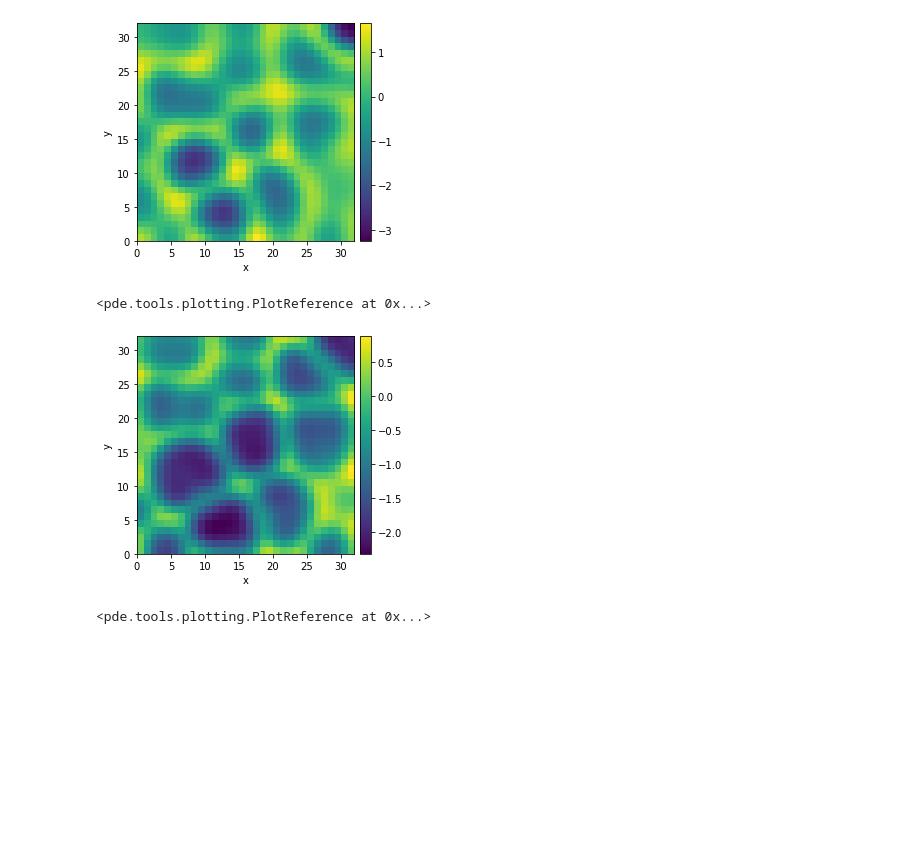
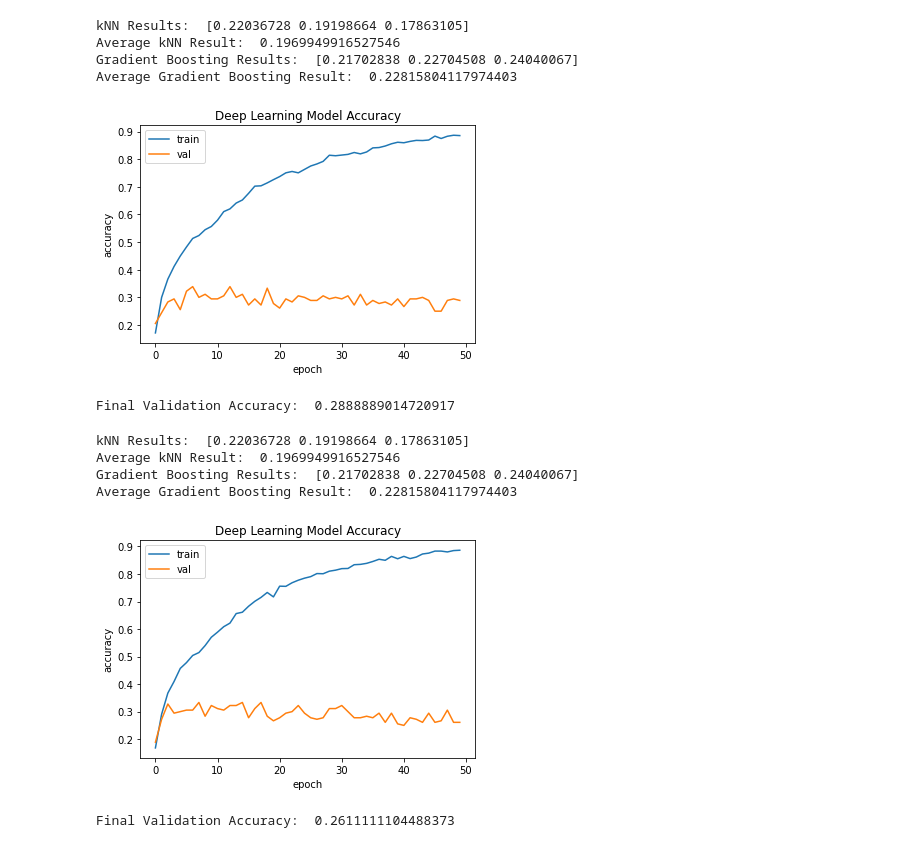
Before and after one commit to yesolomon/convpers, a Jupyter notebook: experiments/digits_experiment.ipynb, the cells around one changed output. Drawn from its saved outputs; the diff is of its cells as text; code cells hidden in the pictures; blank space fills up the shorter version.

Commit message:
updated with experiments and CPT package

```diff
--- a/experiments/digits_experiment.ipynb
+++ b/experiments/digits_experiment.ipynb
@@ -265,27 +0,0 @@ plt.imshow(state.data)
-# %%
-from pde import PDEBase, ScalarField, UnitGrid
-
-class KuramotoSivashinskyPDE(PDEBase):
-    """Implementation of the normalized Kuramoto–Sivashinsky equation"""
-
-    def evolution_rate(self, state, t=0):
-        """implement the python version of the evolution equation"""
-        state_lap = state.laplace(bc="auto_periodic_neumann")
-        state_lap2 = state_lap.laplace(bc="auto_periodic_neumann")
-        state_grad = state.gradient(bc="auto_periodic_neumann")
-        return - 2*state_grad.to_scalar("squared_sum") / 2 - state_lap - state_lap2
-
-
-grid = UnitGrid([32, 32])  # generate grid
-
-eq = KuramotoSivashinskyPDE()  # define the pde
-result = eq.solve(state, t_range=10, dt=0.01)
-result.plot()
-# %% [output]
-[figure, removed]
-<pde.tools.plotting.PlotReference at 0x...>
-# %%
-result.plot()
-# %% [output]
-[figure, removed]
-<pde.tools.plotting.PlotReference at 0x...>
@@ -291,0 +16,29 @@ result.plot()
+# %%
+#Experiment 1A: No Convolutions, Persistence Images Concatenated
+filter = Filters.blur_kernel(1)
+diagrams = CPT.CPT(X,[filter])
+pers_images = Vectorize.diagrams_to_images(diagrams)
+pers_image_con = Vectorize.concatenate_top_features(pers_images)
+Testing.test_knn(pers_image_con,y)
+Testing.test_boosted_tree(pers_image_con,y)
+Testing.test_NN(pers_image_con,y)
+# %% [output]
+kNN Results:  [0.22036728 0.19198664 0.17863105]
+Average kNN Result:  0.1969949916527546
+Gradient Boosting Results:  [0.21702838 0.22704508 0.24040067]
+Average Gradient Boosting Result:  0.22815804117974403
+[figure, added]
+Final Validation Accuracy:  0.2888889014720917
+# %%
+#Experiment 1B: No Convolutions, Persistence Images Averaged
+pers_image_av = Vectorize.average_top_features(pers_images)
+Testing.test_knn(pers_image_av,y)
+Testing.test_boosted_tree(pers_image_av,y)
+Testing.test_NN(pers_image_av,y)
+# %% [output]
+kNN Results:  [0.22036728 0.19198664 0.17863105]
+Average kNN Result:  0.1969949916527546
+Gradient Boosting Results:  [0.21702838 0.22704508 0.24040067]
+Average Gradient Boosting Result:  0.22815804117974403
+[figure, added]
+Final Validation Accuracy:  0.2611111104488373
```
Also changed, not shown: parts of 40 cells of this notebook, 47 other files.
